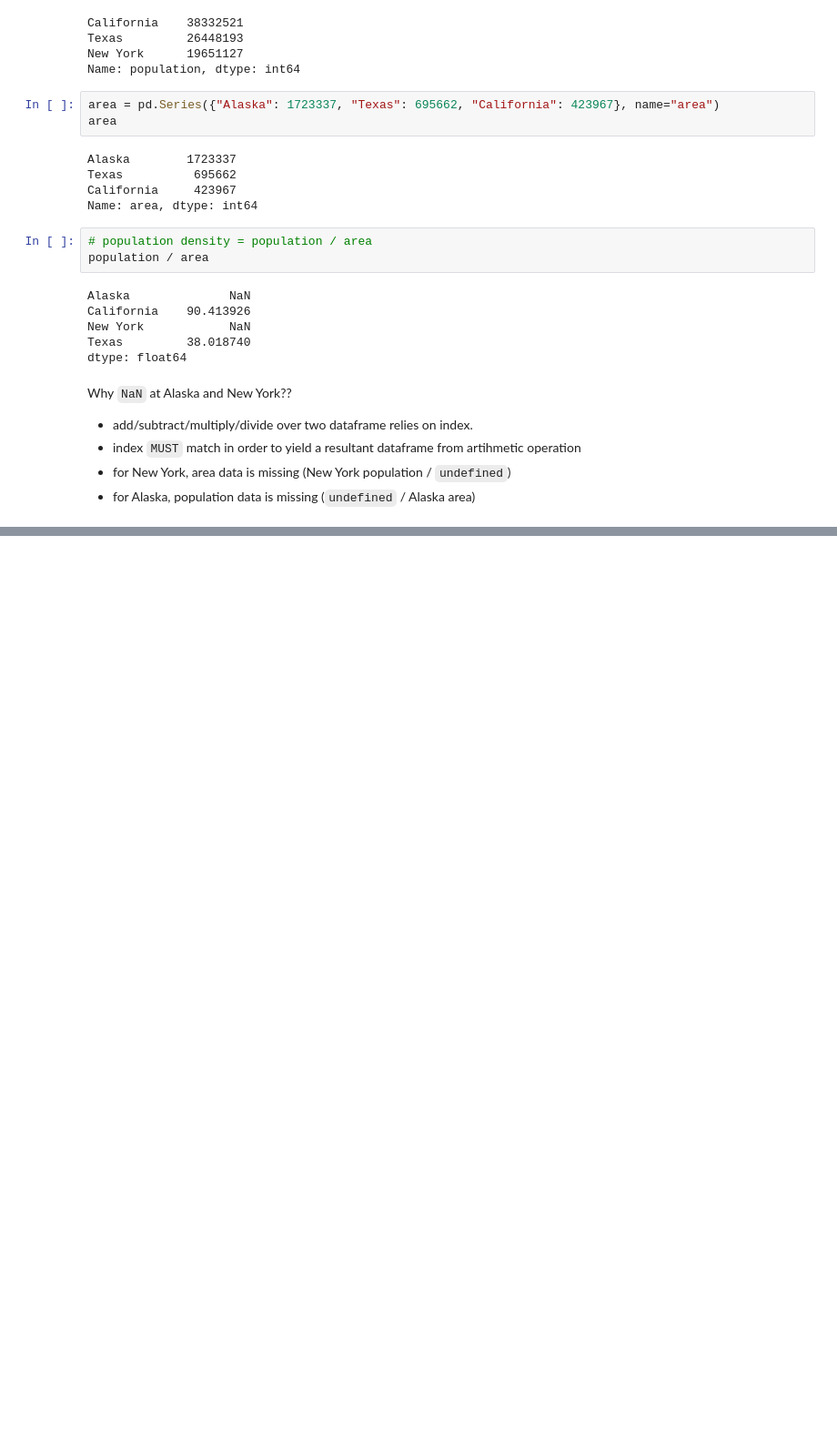
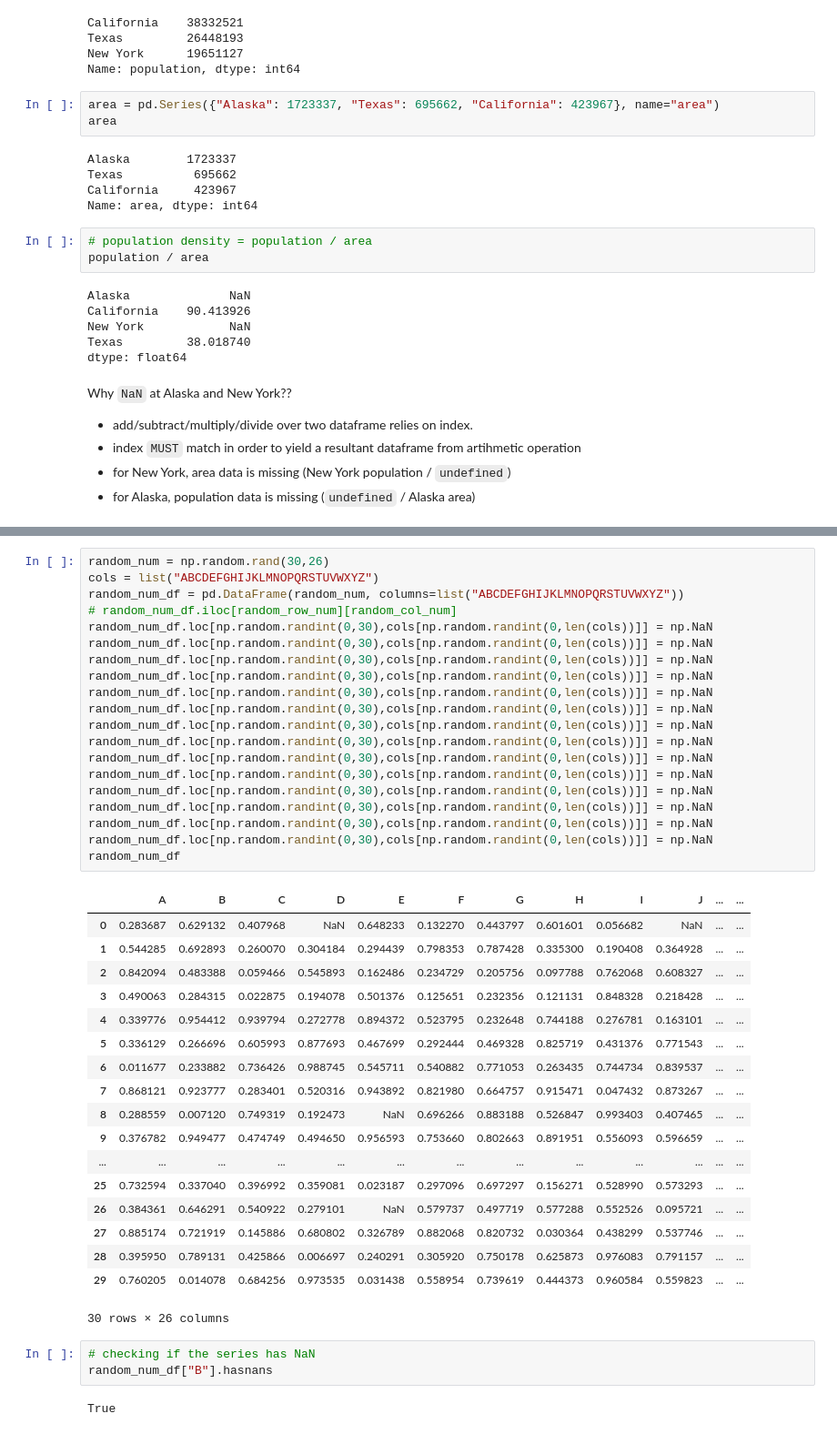
Before and after one commit to dowonh9599/everything-python, a Jupyter notebook: 06-pandas/01-introduction.ipynb, the cells around one changed output, grey strips where cells are left out. Shown at 91% size. Saved outputs shown, nothing was run; the diff lists cells and outputs as text; blank space fills up the shorter version.

```diff
--- a/06-pandas/01-introduction.ipynb
+++ b/06-pandas/01-introduction.ipynb
@@ -849,0 +1062,44 @@ Why `NaN` at Alaska and New York??
+# %%
+random_num = np.random.rand(30,26)
+cols = list("ABCDEFGHIJKLMNOPQRSTUVWXYZ")
+random_num_df = pd.DataFrame(random_num, columns=list("ABCDEFGHIJKLMNOPQRSTUVWXYZ"))
+# random_num_df.iloc[random_row_num][random_col_num]
+random_num_df.loc[np.random.randint(0,30),cols[np.random.randint(0,len(cols))]] = np.NaN
+random_num_df.loc[np.random.randint(0,30),cols[np.random.randint(0,len(cols))]] = np.NaN
+random_num_df.loc[np.random.randint(0,30),cols[np.random.randint(0,len(cols))]] = np.NaN
+random_num_df.loc[np.random.randint(0,30),cols[np.random.randint(0,len(cols))]] = np.NaN
+random_num_df.loc[np.random.randint(0,30),cols[np.random.randint(0,len(cols))]] = np.NaN
+random_num_df.loc[np.random.randint(0,30),cols[np.random.randint(0,len(cols))]] = np.NaN
+random_num_df.loc[np.random.randint(0,30),cols[np.random.randint(0,len(cols))]] = np.NaN
+random_num_df.loc[np.random.randint(0,30),cols[np.random.randint(0,len(cols))]] = np.NaN
+random_num_df.loc[np.random.randint(0,30),cols[np.random.randint(0,len(cols))]] = np.NaN
+random_num_df.loc[np.random.randint(0,30),cols[np.random.randint(0,len(cols))]] = np.NaN
+random_num_df.loc[np.random.randint(0,30),cols[np.random.randint(0,len(cols))]] = np.NaN
+random_num_df.loc[np.random.randint(0,30),cols[np.random.randint(0,len(cols))]] = np.NaN
+random_num_df.loc[np.random.randint(0,30),cols[np.random.randint(0,len(cols))]] = np.NaN
+random_num_df.loc[np.random.randint(0,30),cols[np.random.randint(0,len(cols))]] = np.NaN
+random_num_df
+# %% [output]
+|  | A | B | C | D | E | F | G | H | I | J | ... | ... |
+| 0 | 0.283687 | 0.629132 | 0.407968 | NaN | 0.648233 | 0.132270 | 0.443797 | 0.601601 | 0.056682 | NaN | ... | ... |
+| 1 | 0.544285 | 0.692893 | 0.260070 | 0.304184 | 0.294439 | 0.798353 | 0.787428 | 0.335300 | 0.190408 | 0.364928 | ... | ... |
+| 2 | 0.842094 | 0.483388 | 0.059466 | 0.545893 | 0.162486 | 0.234729 | 0.205756 | 0.097788 | 0.762068 | 0.608327 | ... | ... |
+| 3 | 0.490063 | 0.284315 | 0.022875 | 0.194078 | 0.501376 | 0.125651 | 0.232356 | 0.121131 | 0.848328 | 0.218428 | ... | ... |
+| 4 | 0.339776 | 0.954412 | 0.939794 | 0.272778 | 0.894372 | 0.523795 | 0.232648 | 0.744188 | 0.276781 | 0.163101 | ... | ... |
+| 5 | 0.336129 | 0.266696 | 0.605993 | 0.877693 | 0.467699 | 0.292444 | 0.469328 | 0.825719 | 0.431376 | 0.771543 | ... | ... |
+| 6 | 0.011677 | 0.233882 | 0.736426 | 0.988745 | 0.545711 | 0.540882 | 0.771053 | 0.263435 | 0.744734 | 0.839537 | ... | ... |
+| 7 | 0.868121 | 0.923777 | 0.283401 | 0.520316 | 0.943892 | 0.821980 | 0.664757 | 0.915471 | 0.047432 | 0.873267 | ... | ... |
+| 8 | 0.288559 | 0.007120 | 0.749319 | 0.192473 | NaN | 0.696266 | 0.883188 | 0.526847 | 0.993403 | 0.407465 | ... | ... |
+| 9 | 0.376782 | 0.949477 | 0.474749 | 0.494650 | 0.956593 | 0.753660 | 0.802663 | 0.891951 | 0.556093 | 0.596659 | ... | ... |
+| ... | ... | ... | ... | ... | ... | ... | ... | ... | ... | ... | ... | ... |
+| 25 | 0.732594 | 0.337040 | 0.396992 | 0.359081 | 0.023187 | 0.297096 | 0.697297 | 0.156271 | 0.528990 | 0.573293 | ... | ... |
+| 26 | 0.384361 | 0.646291 | 0.540922 | 0.279101 | NaN | 0.579737 | 0.497719 | 0.577288 | 0.552526 | 0.095721 | ... | ... |
+| 27 | 0.885174 | 0.721919 | 0.145886 | 0.680802 | 0.326789 | 0.882068 | 0.820732 | 0.030364 | 0.438299 | 0.537746 | ... | ... |
+| 28 | 0.395950 | 0.789131 | 0.425866 | 0.006697 | 0.240291 | 0.305920 | 0.750178 | 0.625873 | 0.976083 | 0.791157 | ... | ... |
+| 29 | 0.760205 | 0.014078 | 0.684256 | 0.973535 | 0.031438 | 0.558954 | 0.739619 | 0.444373 | 0.960584 | 0.559823 | ... | ... |
+30 rows × 26 columns
+# %%
+# checking if the series has NaN
+random_num_df["B"].hasnans
+# %% [output]
+True
```
Also changed, not shown: parts of 33 cells of this notebook, 1 other file.
